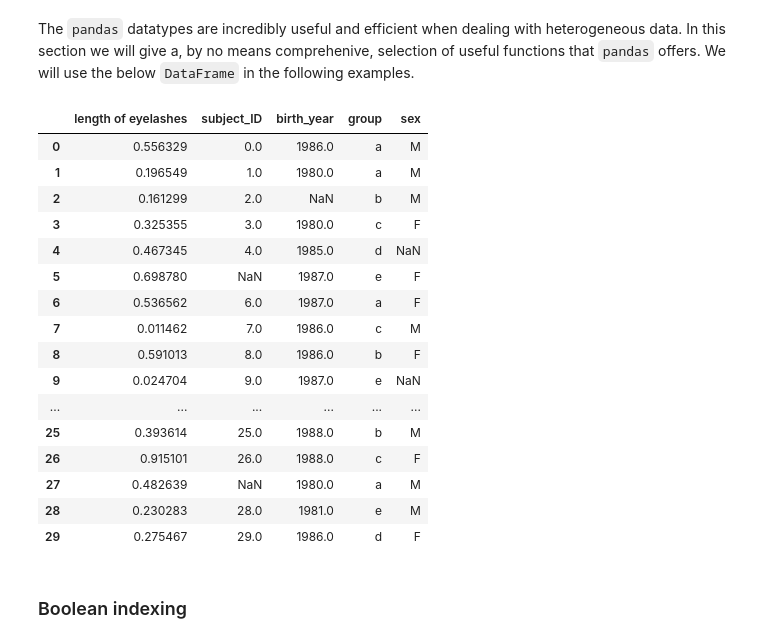
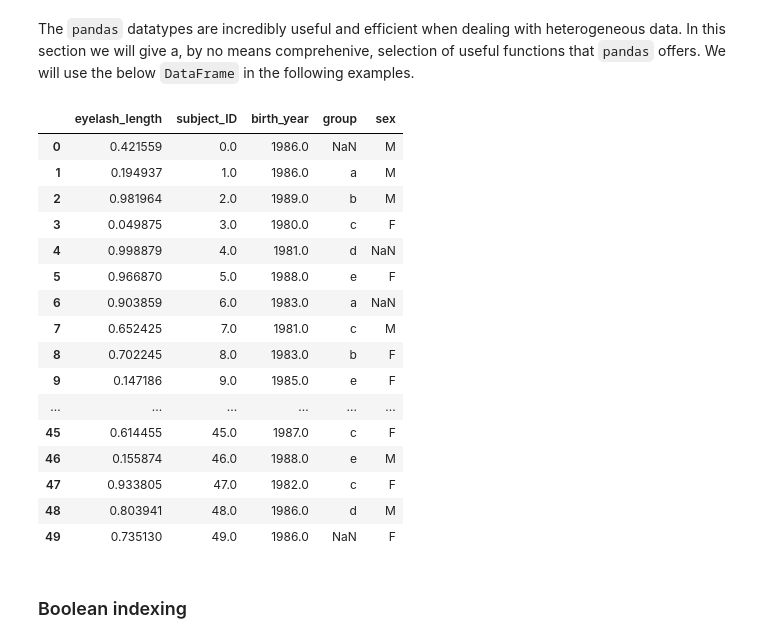
Before and after one commit to TomMaullin/PythonIntro2024, a Jupyter notebook: nb_05_pandas.ipynb, the cells around one changed output. Cells and saved outputs as stored; diff of their text form; code cells hidden in the pictures.

```diff
--- a/nb_05_pandas.ipynb
+++ b/nb_05_pandas.ipynb
@@ -175,39 +175,39 @@ Index(['heights', 'weights', 'favourite number'], dtype='object')
 The `pandas` datatypes are incredibly useful and efficient when dealing with heterogeneous data. In this section we will give a, by no means comprehenive, selection of useful functions that `pandas` offers. We will use the below `DataFrame` in the following examples.
 # %%
 example_dataset = pd.DataFrame.from_dict({
-                    'length of eyelashes': np.random.rand(30),
-                    'subject_ID': np.arange(30),
-                    'birth_year': np.random.randint(1980, 1990, size=30),
-                    'group': list('aabcdeacbeabcabcdeeedcdaebcaed'),
-                    'sex': list('MMMFMFFMFFMMMFMFFMFFMFMFFMFMMF')
+                    'eyelash_length': np.random.rand(50),
+                    'subject_ID': np.arange(50),
+                    'birth_year': np.random.randint(1980, 1990, size=50),
+                    'group': list('aabcdeacbeabcabcdeeedcdaebcaeddeacbeabcaddabbcecdb'),
+                    'sex': list('MMMFMFFMFFMMMFMFFMFFMFMFFMFMMFFFMFFFMFMMFMMFFFMFMF')
 })
 
 # Add in some missing data
-rows = np.random.randint(0,30,size=10)
+rows = np.random.randint(0,50,size=10)
 cols = np.random.randint(0,5,size=10)
 for i in range(10):
     example_dataset.iloc[rows[i],cols[i]]= np.nan
 
 # Show our dataset
 example_dataset
 # %% [output]
-|  | length of eyelashes | subject_ID | birth_year | group | sex |
-| 0 | 0.556329 | 0.0 | 1986.0 | a | M |
-| 1 | 0.196549 | 1.0 | 1980.0 | a | M |
-| 2 | 0.161299 | 2.0 | NaN | b | M |
-| 3 | 0.325355 | 3.0 | 1980.0 | c | F |
-| 4 | 0.467345 | 4.0 | 1985.0 | d | NaN |
-| 5 | 0.698780 | NaN | 1987.0 | e | F |
-| 6 | 0.536562 | 6.0 | 1987.0 | a | F |
-| 7 | 0.011462 | 7.0 | 1986.0 | c | M |
-| 8 | 0.591013 | 8.0 | 1986.0 | b | F |
-| 9 | 0.024704 | 9.0 | 1987.0 | e | NaN |
+|  | eyelash_length | subject_ID | birth_year | group | sex |
+| 0 | 0.421559 | 0.0 | 1986.0 | NaN | M |
+| 1 | 0.194937 | 1.0 | 1986.0 | a | M |
+| 2 | 0.981964 | 2.0 | 1989.0 | b | M |
+| 3 | 0.049875 | 3.0 | 1980.0 | c | F |
+| 4 | 0.998879 | 4.0 | 1981.0 | d | NaN |
+| 5 | 0.966870 | 5.0 | 1988.0 | e | F |
+| 6 | 0.903859 | 6.0 | 1983.0 | a | NaN |
+| 7 | 0.652425 | 7.0 | 1981.0 | c | M |
+| 8 | 0.702245 | 8.0 | 1983.0 | b | F |
+| 9 | 0.147186 | 9.0 | 1985.0 | e | F |
 | ... | ... | ... | ... | ... | ... |
-| 25 | 0.393614 | 25.0 | 1988.0 | b | M |
-| 26 | 0.915101 | 26.0 | 1988.0 | c | F |
-| 27 | 0.482639 | NaN | 1980.0 | a | M |
-| 28 | 0.230283 | 28.0 | 1981.0 | e | M |
-| 29 | 0.275467 | 29.0 | 1986.0 | d | F |
+| 45 | 0.614455 | 45.0 | 1987.0 | c | F |
+| 46 | 0.155874 | 46.0 | 1988.0 | e | M |
+| 47 | 0.933805 | 47.0 | 1982.0 | c | F |
+| 48 | 0.803941 | 48.0 | 1986.0 | d | M |
+| 49 | 0.735130 | 49.0 | 1986.0 | NaN | F |
 # %% [markdown]
 ### Boolean indexing
 # %% [markdown]
```
Also changed, not shown: parts of 56 cells of this notebook, 4 other files.
